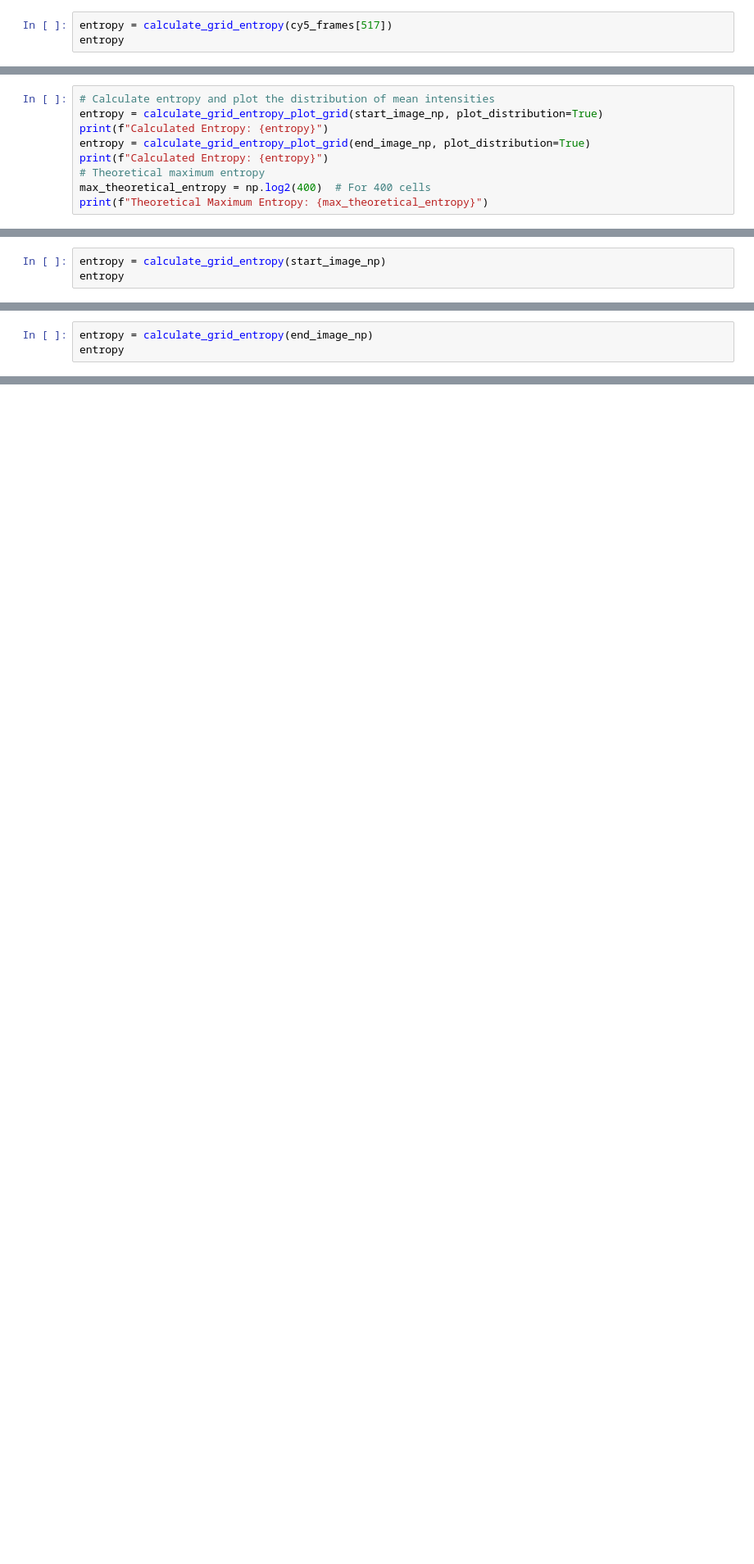
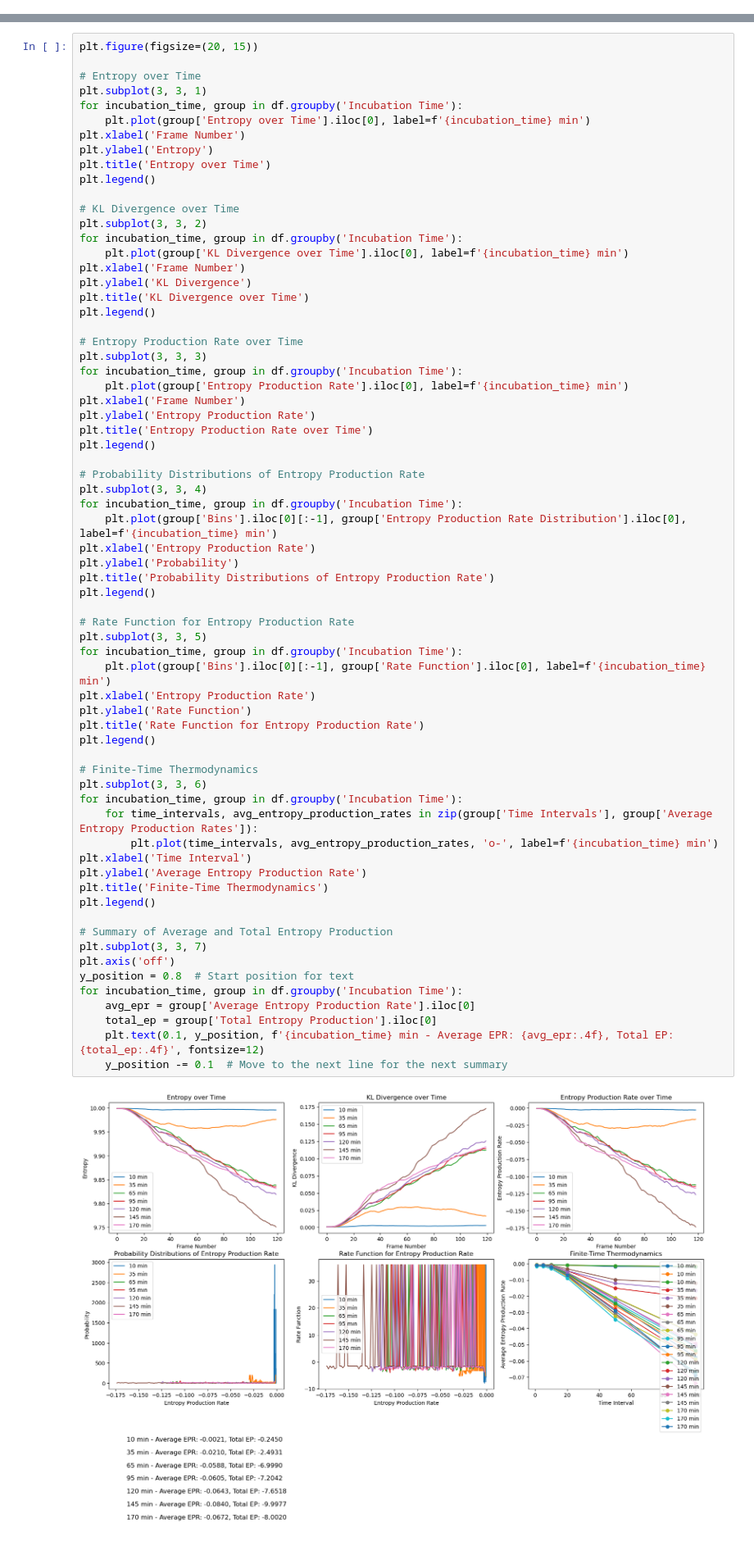
Before and after one commit to shichenliu97/active-matters-programmed-phase-transition, a Jupyter notebook: analysis/figure_1_image_entropy.ipynb, the cells around one changed output, grey strips where cells are left out. Shown at 82% size. Drawn from its saved outputs; the diff is of its cells as text; blank space fills up the shorter version.

```diff
--- a/analysis/figure_1_image_entropy.ipynb
+++ b/analysis/figure_1_image_entropy.ipynb
@@ -542,3 +133,0 @@ NameError: name 'cy5_frames' is not defined
-# %%
-entropy = calculate_grid_entropy(cy5_frames[517])
-entropy
@@ -610,9 +133,0 @@ plt.show()
-# %%
-# Calculate entropy and plot the distribution of mean intensities
-entropy = calculate_grid_entropy_plot_grid(start_image_np, plot_distribution=True)
-print(f"Calculated Entropy: {entropy}")
-entropy = calculate_grid_entropy_plot_grid(end_image_np, plot_distribution=True)
-print(f"Calculated Entropy: {entropy}")
-# Theoretical maximum entropy
-max_theoretical_entropy = np.log2(400)  # For 400 cells
-print(f"Theoretical Maximum Entropy: {max_theoretical_entropy}")
@@ -625,3 +133,0 @@ Theoretical Maximum Entropy: 8.643856189774725
-# %%
-entropy = calculate_grid_entropy(start_image_np)
-entropy
@@ -631,3 +133,0 @@ Sum of normalized values (should be close to 1): 1.0
-# %%
-entropy = calculate_grid_entropy(end_image_np)
-entropy
@@ -636,0 +439,69 @@ Sum of normalized values (should be close to 1): 1.0
+# %%
+plt.figure(figsize=(20, 15))
+
+# Entropy over Time
+plt.subplot(3, 3, 1)
+for incubation_time, group in df.groupby('Incubation Time'):
+    plt.plot(group['Entropy over Time'].iloc[0], label=f'{incubation_time} min')
+plt.xlabel('Frame Number')
+plt.ylabel('Entropy')
+plt.title('Entropy over Time')
+plt.legend()
+
+# KL Divergence over Time
+plt.subplot(3, 3, 2)
+for incubation_time, group in df.groupby('Incubation Time'):
+    plt.plot(group['KL Divergence over Time'].iloc[0], label=f'{incubation_time} min')
+plt.xlabel('Frame Number')
+plt.ylabel('KL Divergence')
+plt.title('KL Divergence over Time')
+plt.legend()
+
+# Entropy Production Rate over Time
+plt.subplot(3, 3, 3)
+for incubation_time, group in df.groupby('Incubation Time'):
+    plt.plot(group['Entropy Production Rate'].iloc[0], label=f'{incubation_time} min')
+plt.xlabel('Frame Number')
+plt.ylabel('Entropy Production Rate')
+plt.title('Entropy Production Rate over Time')
+plt.legend()
+
+# Probability Distributions of Entropy Production Rate
+plt.subplot(3, 3, 4)
+for incubation_time, group in df.groupby('Incubation Time'):
+    plt.plot(group['Bins'].iloc[0][:-1], group['Entropy Production Rate Distribution'].iloc[0], label=f'{incubation_time} min')
+plt.xlabel('Entropy Production Rate')
+plt.ylabel('Probability')
+plt.title('Probability Distributions of Entropy Production Rate')
+plt.legend()
+
+# Rate Function for Entropy Production Rate
+plt.subplot(3, 3, 5)
+for incubation_time, group in df.groupby('Incubation Time'):
+    plt.plot(group['Bins'].iloc[0][:-1], group['Rate Function'].iloc[0], label=f'{incubation_time} min')
+plt.xlabel('Entropy Production Rate')
+plt.ylabel('Rate Function')
+plt.title('Rate Function for Entropy Production Rate')
+plt.legend()
+
+# Finite-Time Thermodynamics
+plt.subplot(3, 3, 6)
+for incubation_time, group in df.groupby('Incubation Time'):
+    for time_intervals, avg_entropy_production_rates in zip(group['Time Intervals'], group['Average Entropy Production Rates']):
+        plt.plot(time_intervals, avg_entropy_production_rates, 'o-', label=f'{incubation_time} min')
+plt.xlabel('Time Interval')
+plt.ylabel('Average Entropy Production Rate')
+plt.title('Finite-Time Thermodynamics')
+plt.legend()
+
+# Summary of Average and Total Entropy Production
+plt.subplot(3, 3, 7)
+plt.axis('off')
+y_position = 0.8  # Start position for text
+for incubation_time, group in df.groupby('Incubation Time'):
+    avg_epr = group['Average Entropy Production Rate'].iloc[0]
+    total_ep = group['Total Entropy Production'].iloc[0]
+    plt.text(0.1, y_position, f'{incubation_time} min - Average EPR: {avg_epr:.4f}, Total EP: {total_ep:.4f}', fontsize=12)
+    y_position -= 0.1  # Move to the next line for the next summary
+# %% [output]
+[figure, added]
```
Also changed, not shown: parts of 48 cells of this notebook.
